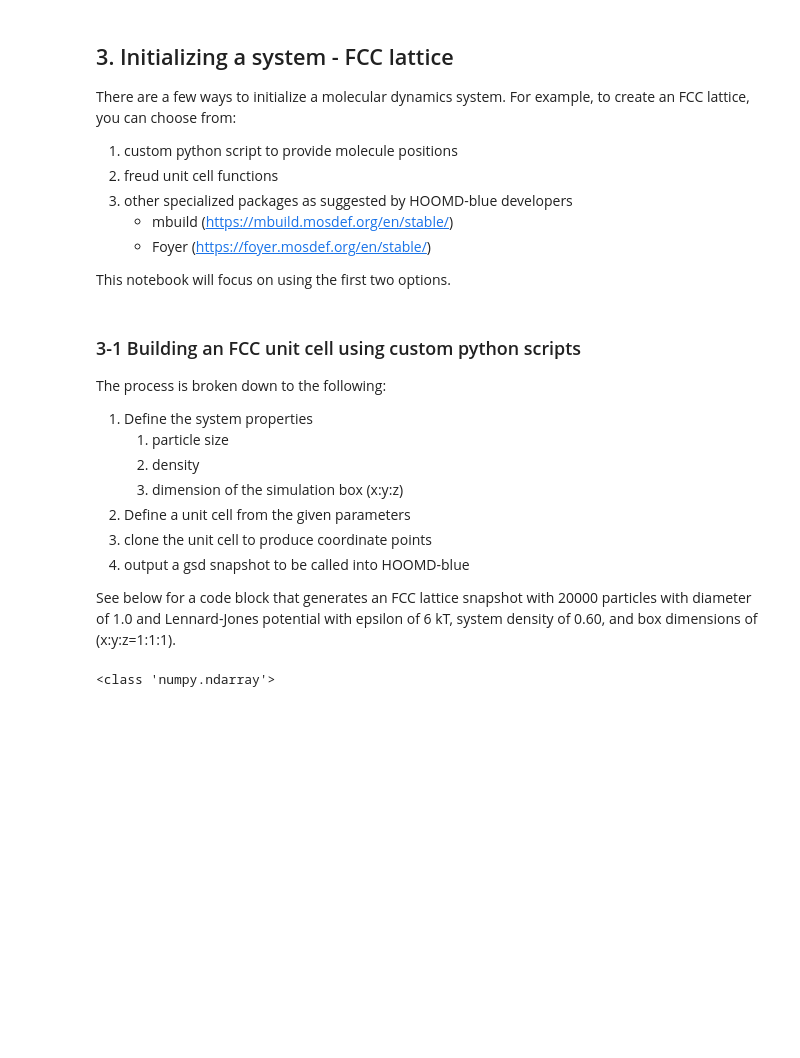
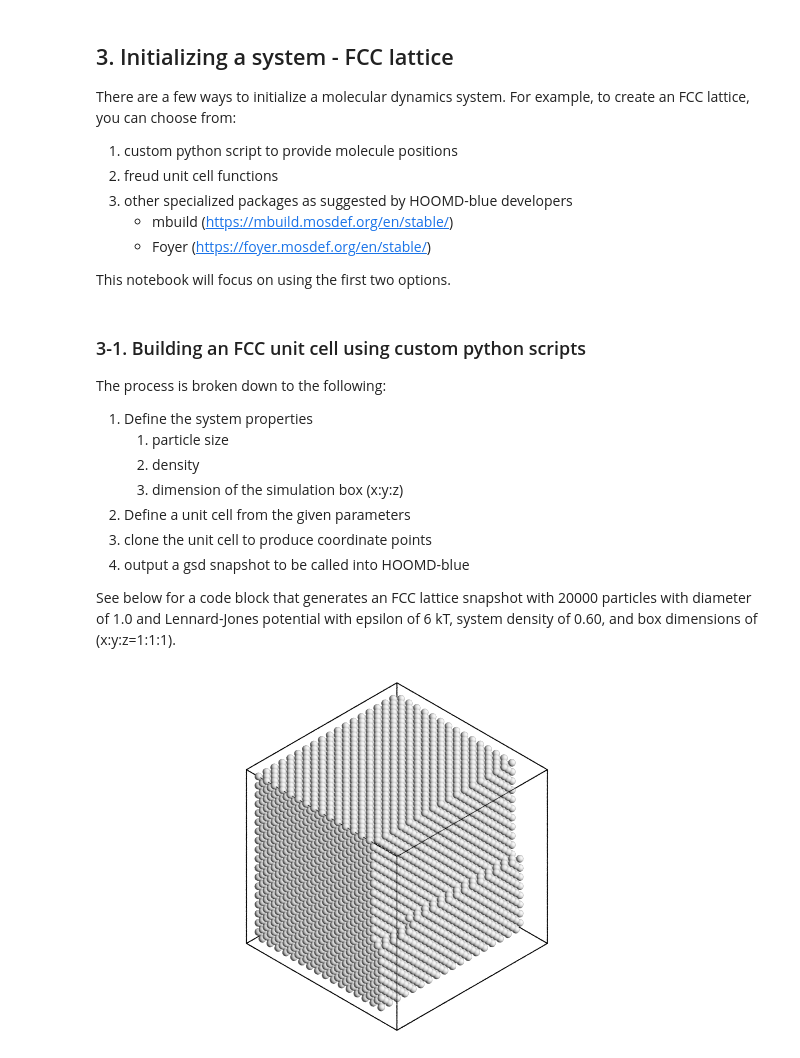
Before and after one commit to ewlsgus/jabberwocky, a Jupyter notebook: HOOMD3Tutorial/index.ipynb, the cells around one changed output. Saved outputs shown, nothing was run; the diff lists cells and outputs as text; code cells hidden in the pictures; blank space fills up the shorter version.

```diff
--- a/HOOMD3Tutorial/index.ipynb
+++ b/HOOMD3Tutorial/index.ipynb
@@ -46,7 +46,7 @@ There are a few ways to initialize a molecular dynamics system. For example, to
 
 This notebook will focus on using the first two options.
 # %% [markdown]
-### 3-1 Building an FCC unit cell using custom python scripts
+### 3-1. Building an FCC unit cell using custom python scripts
 
 The process is broken down to the following:
 
@@ -77,38 +77,60 @@ boxVol = float(totPartVol / phi) # volume of the simulation box with the given s
 targetBox = boxDim * (boxVol / np.prod(boxDim[0:3])) ** (1 / 3) # box configuration
 
 ############### initiate a gsd snapshot ###############
 snapshot = gsd.hoomd.Snapshot() # define a snapshot
+snapshot.particles.N = N
 snapshot.particles.types=['A'] # add a single species of particles
 
 ############### calculate number of unit cell repeat ###############
 cellSideLen = sigma * ((2 * np.pi) / (3 * phi)) ** (1/3) # unit cell side length
-repeatTestVal = np.floor((boxDim/cellSideLen)).astype('int64') # number of cells on each side
+repeatTestVal = np.floor((targetBox/cellSideLen)).astype('int64') # number of cells on each side
 uCellRepeat = repeatTestVal if 4 * np.prod(repeatTestVal[0:3]) >= N \
-              else np.ceil((boxDim/cellSideLen)).astype('int64') # test if the number of cells was an underestimate, and if so, overestimate
+              else np.ceil((targetBox/cellSideLen)).astype('int64') # test if the number of cells was an underestimate, and if so, overestimate
 temp = ( # template unit cell with a corner at the origin
     np.array([0, 0, 0]),
     np.array([cellSideLen/2, cellSideLen/2, 0]),
     np.array([cellSideLen/2, 0, cellSideLen/2]),
     np.array([0, cellSideLen/2, cellSideLen/2])
 )
 
 cellLengths = cellSideLen * (uCellRepeat+[1, 1, 1, 0, 0, 0]) #overestimate the box dimensions to ensure all particles are within the box
 snapshot.configuration.box = cellLengths
 
 ############### iterate over the number of repeat and populate position array ###############
 pos = []
 for i in range(uCellRepeat[0]): # loop over the first dimension
     for j in range(uCellRepeat[1]): # loop over the second dimension
         for k in range(uCellRepeat[2]): # loop over the third dimension
             currentLoc = np.array([ # translation vector
-                -uCellRepeat[0] * cellSideLen/2 + i * cellSideLen + (snapshot.configuration.box[0] - cellLengths[0])/2,
-                -uCellRepeat[1] * cellSideLen/2 + j * cellSideLen + (snapshot.configuration.box[1] - cellLengths[0])/2,
-                -uCellRepeat[2] * cellSideLen/2 + k * cellSideLen + (snapshot.configuration.box[1] - cellLengths[0])/2
+                -uCellRepeat[0] * cellSideLen/2 + i * cellSideLen + (snapshot.configuration.box[0] - cellSideLen * (targetBox[0]/cellSideLen))/2,
+                -uCellRepeat[1] * cellSideLen/2 + j * cellSideLen + (snapshot.configuration.box[1] - cellSideLen * (targetBox[1]/cellSideLen))/2,
+                -uCellRepeat[2] * cellSideLen/2 + k * cellSideLen + (snapshot.configuration.box[2] - cellSideLen * (targetBox[2]/cellSideLen))/2
             ])
             for l in temp: # append each position value after translation
-                if len(pos) < N:
-                    pos.append(l+currentLoc)
+                pos.append(l+currentLoc)
+                if len(pos) == N: # only up to the given particle number
+                    break
+            if len(pos) == N: # only up to the given particle number
+                break
+        if len(pos) == N: # only up to the given particle number
+            break
+    if len(pos) == N: # only up to the given particle number
+        break
 
 snapshot.particles.position = pos # set particle positions
+
+############################################################
+###############         Visualization        ###############
+#!---        NOT needed for your initialization        ---!#
+#!--- this part is just to show the initialized system ---!#
+############################################################
+import fresnel
+
+scene = fresnel.Scene()
+geometry = fresnel.geometry.Sphere(scene, N=snapshot.particles.N, radius=sigma/2)
+geometry.position[:] = snapshot.particles.position
+fresnel.geometry.Box(scene, snapshot.configuration.box, box_radius=0.07)
+scene.camera = fresnel.camera.Orthographic.fit(scene)
+fresnel.preview(scene)
 # %% [output]
-<class 'numpy.ndarray'>
+[figure, added]
```
Also changed, not shown: parts of 7 cells of this notebook.
